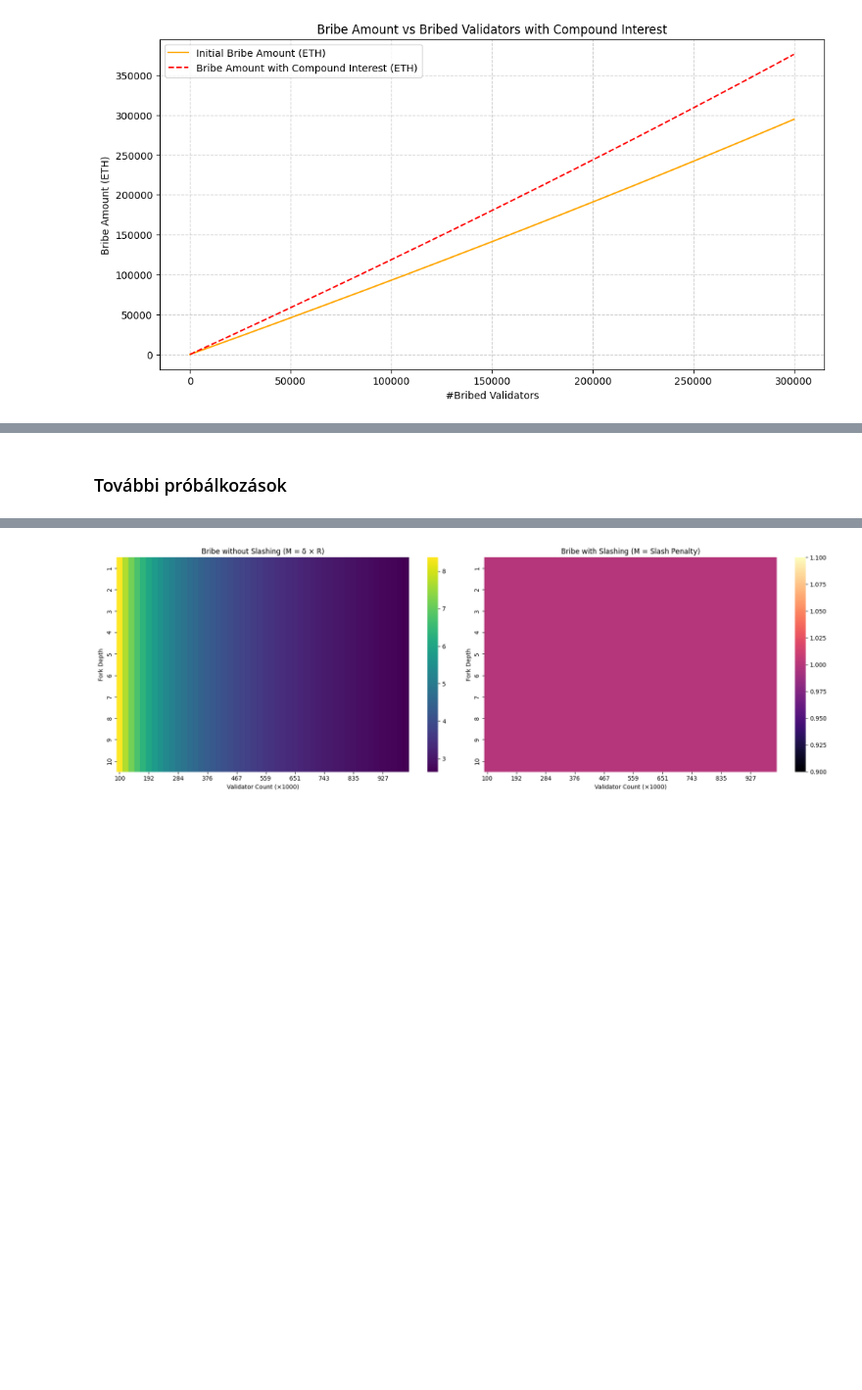
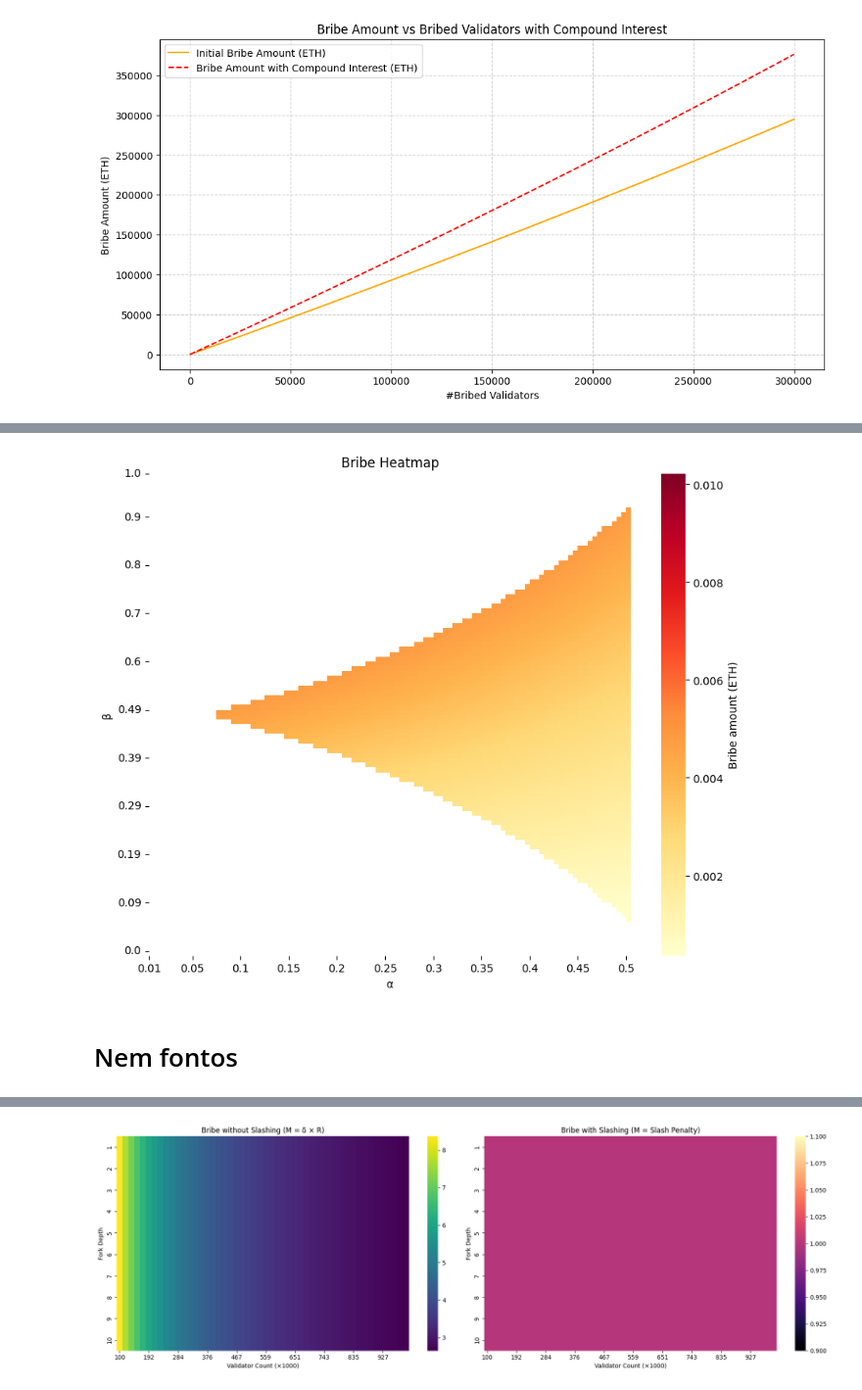
Before and after one commit to 0xSooki/bribery-zoo, a Jupyter notebook: Figures/playground.ipynb, the cells around one changed output, grey strips where cells are left out. Shown: that part at 98% size. Drawn from its saved outputs; the diff is of its cells as text; code cells hidden in the pictures; blank space fills up the shorter version.

```diff
--- a/Figures/playground.ipynb
+++ b/Figures/playground.ipynb
@@ -233,2 +105,54 @@ plt.show()
+# %%
+alpha_vals = np.linspace(0.01, 0.5, 100)
+beta_vals = np.linspace(0, 1, 100)
+
+# L = 2 # fork_lengths
+# F0 = 2
+# k = 0.1
+# canonical_length = 2
+# F = F0 * np.exp(-k * L)
+
+bribe = np.full((len(beta_vals), len(alpha_vals)), np.nan)
+
+for i, beta in enumerate(beta_vals):
+    for j, alpha in enumerate(alpha_vals):
+
+        lhs = 2 * (1 - alpha) * (1 - beta)
+        #lhs = F * (1 - beta) * (1 - alpha) * L + (1 - alpha) * canonical_length
+
+        rhs = 0.4 + alpha + (1 - alpha) * beta
+        #rhs = alpha * canonical_length + F * alpha * L + F * beta * (1 - alpha) * L
+
+        if lhs < rhs:
+
+            bribe[i, j] = beta * (1 - alpha) * noOfValidators * attestation_reward_per_validator / 32
+            #bribe[i, j] = L * beta * (1 - alpha) * noOfValidators * attestation_reward_per_validator / 32
+
+        # ábrázolni: (1-\alpha) \cdot \beta
+
+
+vmin_bribe = np.nanmin(bribe)
+vmax_bribe = np.nanmax(bribe)
+
+xticks_idx = np.linspace(0, len(alpha_vals)-1, 11, dtype=int)
+xticks = np.round(alpha_vals[xticks_idx], 2)
+
+yticks_idx = np.linspace(0, len(beta_vals)-1, 11, dtype=int)
+yticks = np.round(beta_vals[yticks_idx], 2)
+
+plt.figure(figsize=(10, 8))
+ax = sns.heatmap(np.flipud(bribe), cmap = "YlOrRd", mask = np.isnan(bribe), square = True, xticklabels = xticks, yticklabels = yticks[::-1],
+                 cbar_kws={'label': 'Bribe amount (ETH)'}, vmin = vmin_bribe, vmax = vmax_bribe)
+
+ax.set_xlabel("α")
+ax.set_ylabel("β")
+ax.set_xticks(xticks_idx)
+ax.set_xticklabels(xticks, rotation=0, ha='center')
+ax.set_yticks(yticks_idx)
+ax.set_yticklabels(yticks[::-1], rotation=0, va='center')
+plt.title("Bribe Heatmap")
+plt.show()
+# %% [output]
+[figure, added]
 # %% [markdown]
-### További próbálkozások
+# Nem fontos
```
Also changed, not shown: parts of 10 cells of this notebook.
